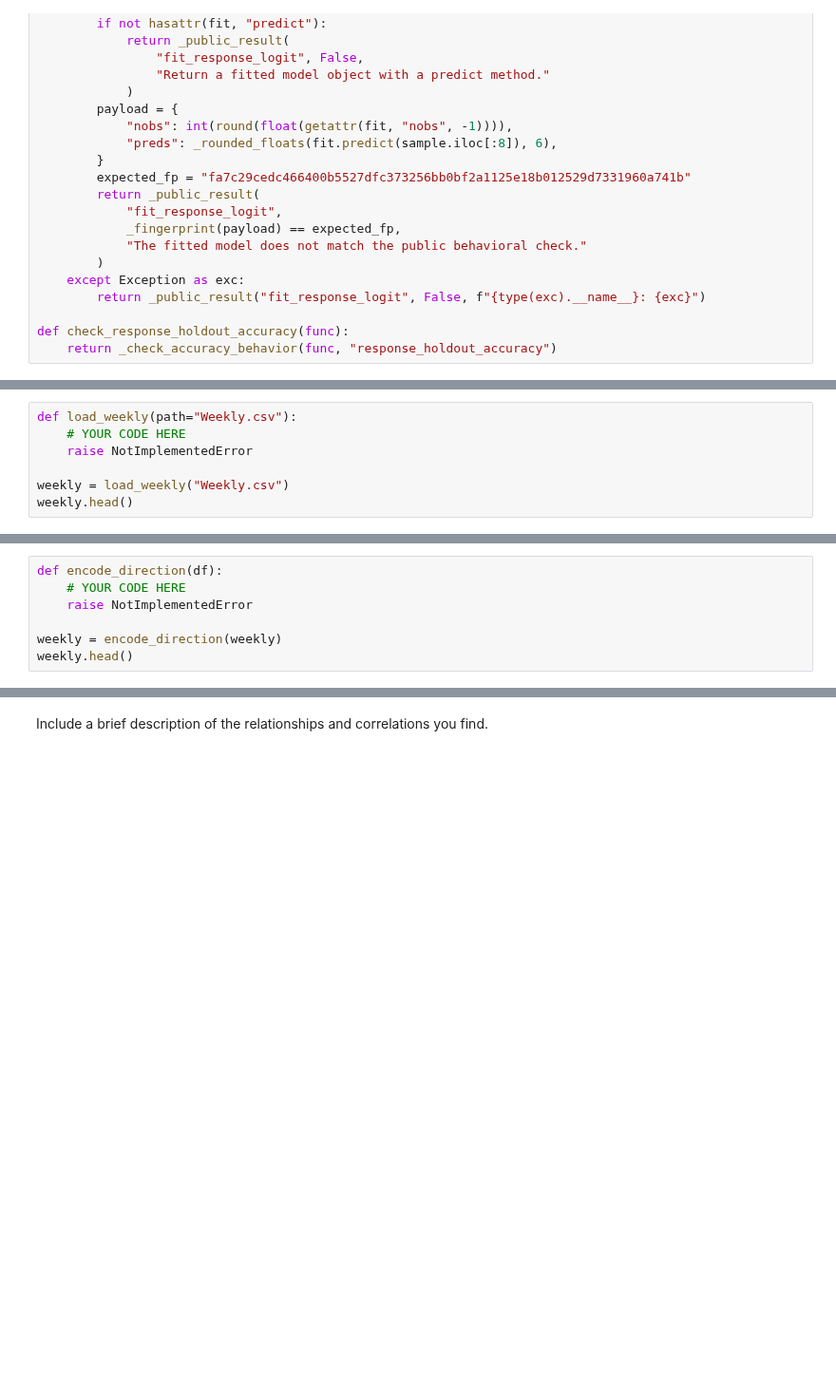
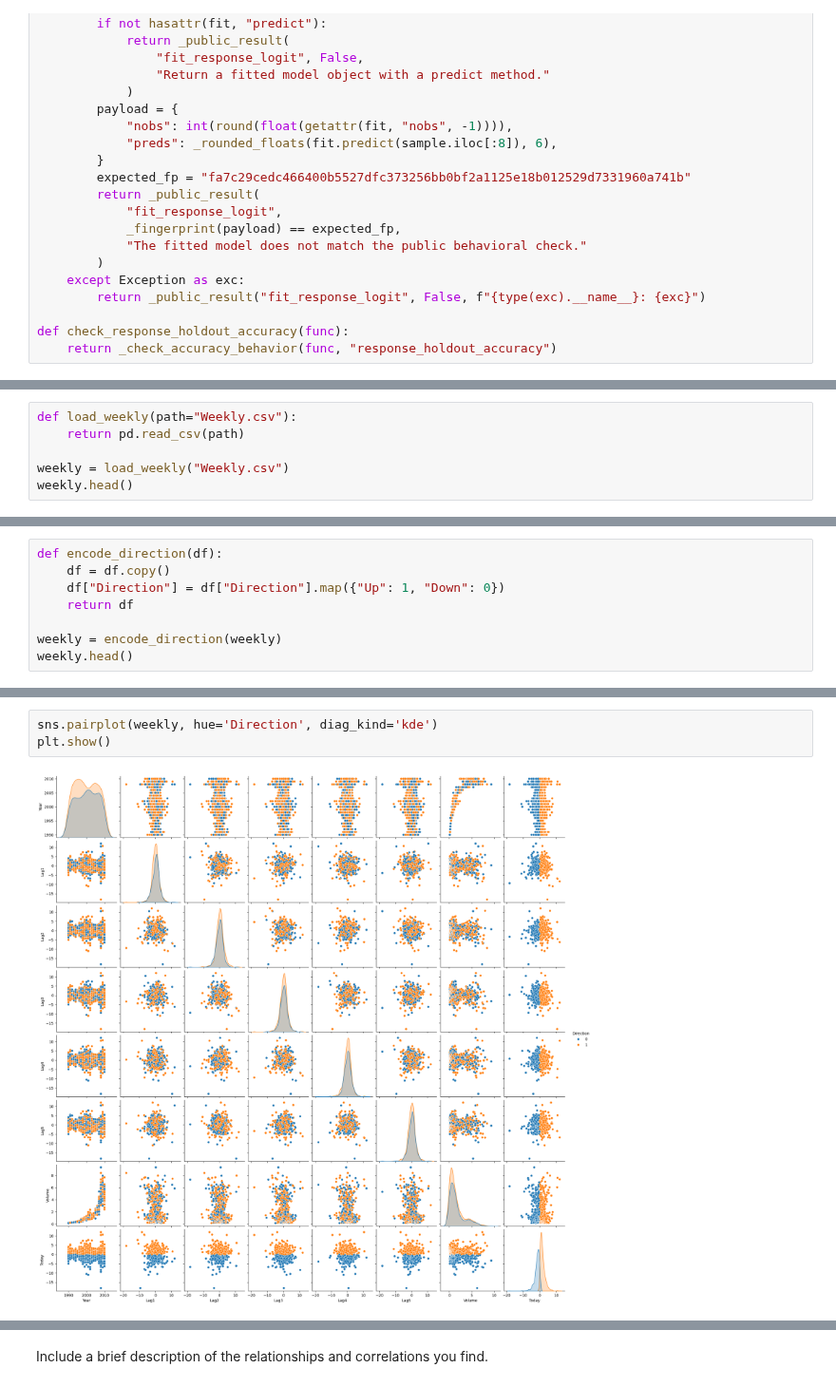
Before and after one commit to fuadh246/ese-5410, a Jupyter notebook: homework/project_4/project4_student.ipynb, the cells around one changed output, grey strips where cells are left out. Shown at 95% size. Cells and saved outputs as stored; diff of their text form; blank space fills up the shorter version.

```diff
--- a/homework/project_4/project4_student.ipynb
+++ b/homework/project_4/project4_student.ipynb
@@ -306,7 +310,6 @@ Implement `load_weekly(path)` so that it loads a CSV and returns a pandas DataFr
 # %%
 def load_weekly(path="Weekly.csv"):
-    # YOUR CODE HERE
-    raise NotImplementedError
+    return pd.read_csv(path)
 
 weekly = load_weekly("Weekly.csv")
 weekly.head()
@@ -318,7 +331,8 @@ Transform `Direction` into a numerical feature equal to `1` when `Direction = Up
 # %%
 def encode_direction(df):
-    # YOUR CODE HERE
-    raise NotImplementedError
+    df = df.copy()
+    df["Direction"] = df["Direction"].map({"Up": 1, "Down": 0})
+    return df
 
 weekly = encode_direction(weekly)
 weekly.head()
@@ -331,0 +382,5 @@ Produce numerical and graphical summaries of the `Weekly` data. Do there appear
+# %%
+sns.pairplot(weekly, hue='Direction', diag_kind='kde')
+plt.show()
+# %% [output]
+[figure, added]
```
Also changed, not shown: parts of 30 cells of this notebook, 4 other files.
